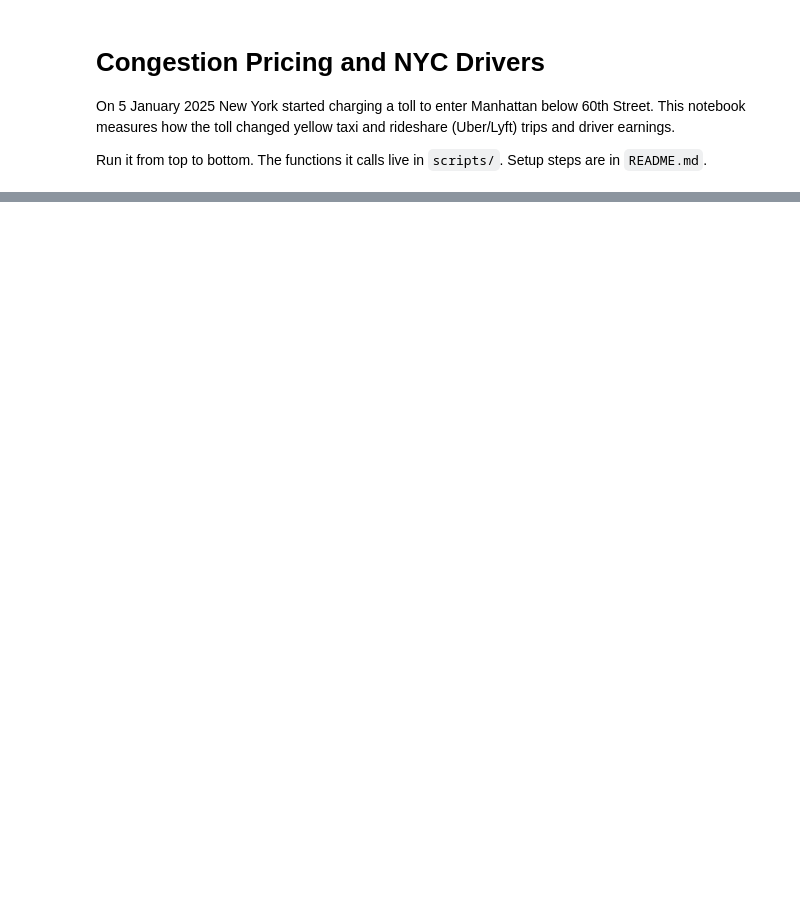
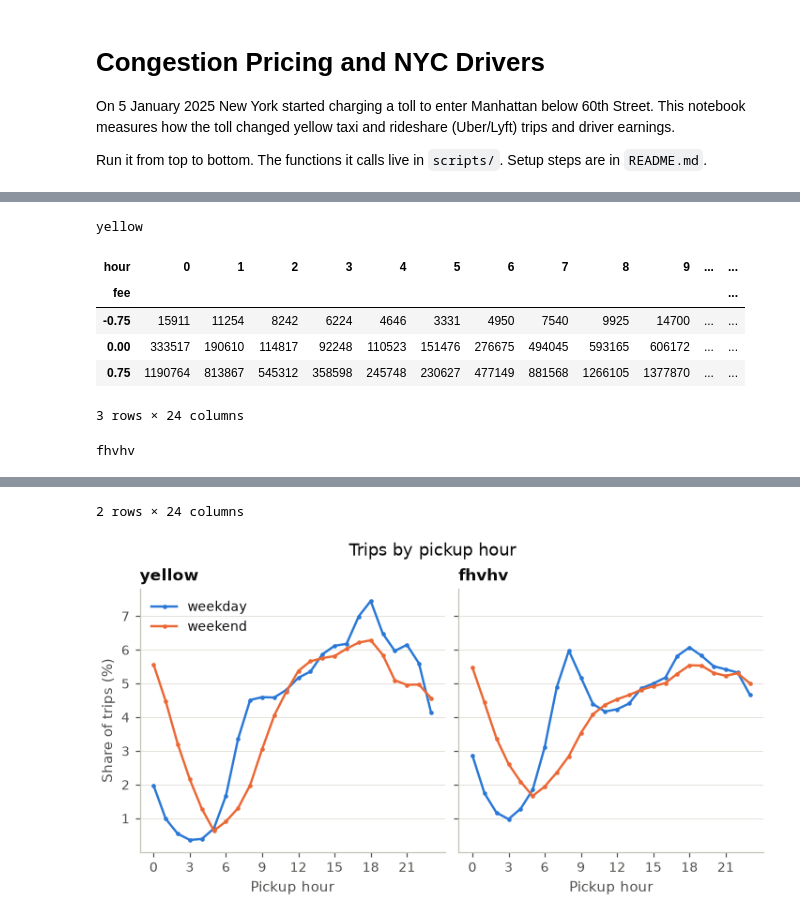
Before and after one commit to aloonsballoons/mast30034-project1, a Jupyter notebook: main.ipynb, the cells around one changed output, grey strips where cells are left out. Saved outputs shown, nothing was run; the diff lists cells and outputs as text; code cells hidden in the pictures; blank space fills up the shorter version.

```diff
--- a/main.ipynb
+++ b/main.ipynb
@@ -76,0 +448,9 @@ Clean the trips with PySpark, recording rows × columns after every step, and sa
+# %%
+quantiles = {}
+for service in config.SERVICES:
+    distance = "trip_distance" if service == "yellow" else "trip_miles"
+    positive = raw[service].where((F.col("trip_seconds") > 0)
+                                  & (F.col(distance) > 0))
+    quantiles[service] = clean.distribution_quantiles(positive, service)
+
+pd.concat(quantiles, axis=1)
@@ -76,0 +502,18 @@ Clean the trips with PySpark, recording rows × columns after every step, and sa
+# %%
+# CBD fee values on 2025 trips, by pickup hour
+for service in config.SERVICES:
+    print(service)
+    display(clean.cbd_fee_by_hour(raw[service], service))  # noqa: F821
+
+hourly = {s: clean.hourly_counts(raw[s], s) for s in config.SERVICES}
+plots.hourly_shares(hourly, "Trips by pickup hour")
+plt.show()
+# %% [output]
+yellow
+| hour | 0 | 1 | 2 | 3 | 4 | 5 | 6 | 7 | 8 | 9 | ... | ... |
+| fee |  |  |  |  |  |  |  |  |  |  |  | ... |
+| -0.75 | 15911 | 11254 | 8242 | 6224 | 4646 | 3331 | 4950 | 7540 | 9925 | 14700 | ... | ... |
+| 0.00 | 333517 | 190610 | 114817 | 92248 | 110523 | 151476 | 276675 | 494045 | 593165 | 606172 | ... | ... |
+| 0.75 | 1190764 | 813867 | 545312 | 358598 | 245748 | 230627 | 477149 | 881568 | 1266105 | 1377870 | ... | ... |
+3 rows × 24 columns
+fhvhv
@@ -76,0 +524,2 @@ Clean the trips with PySpark, recording rows × columns after every step, and sa
+2 rows × 24 columns
+[figure, added]
```
Also changed, not shown: parts of 46 cells of this notebook, 9 other files.
